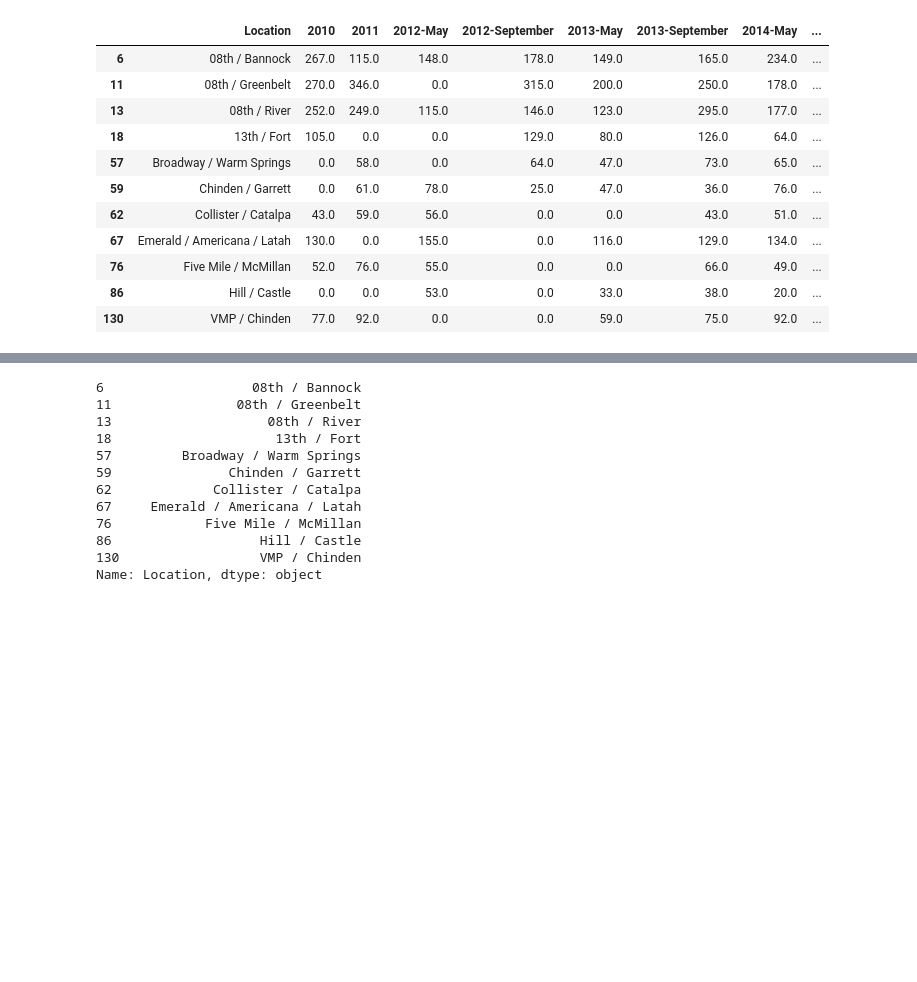
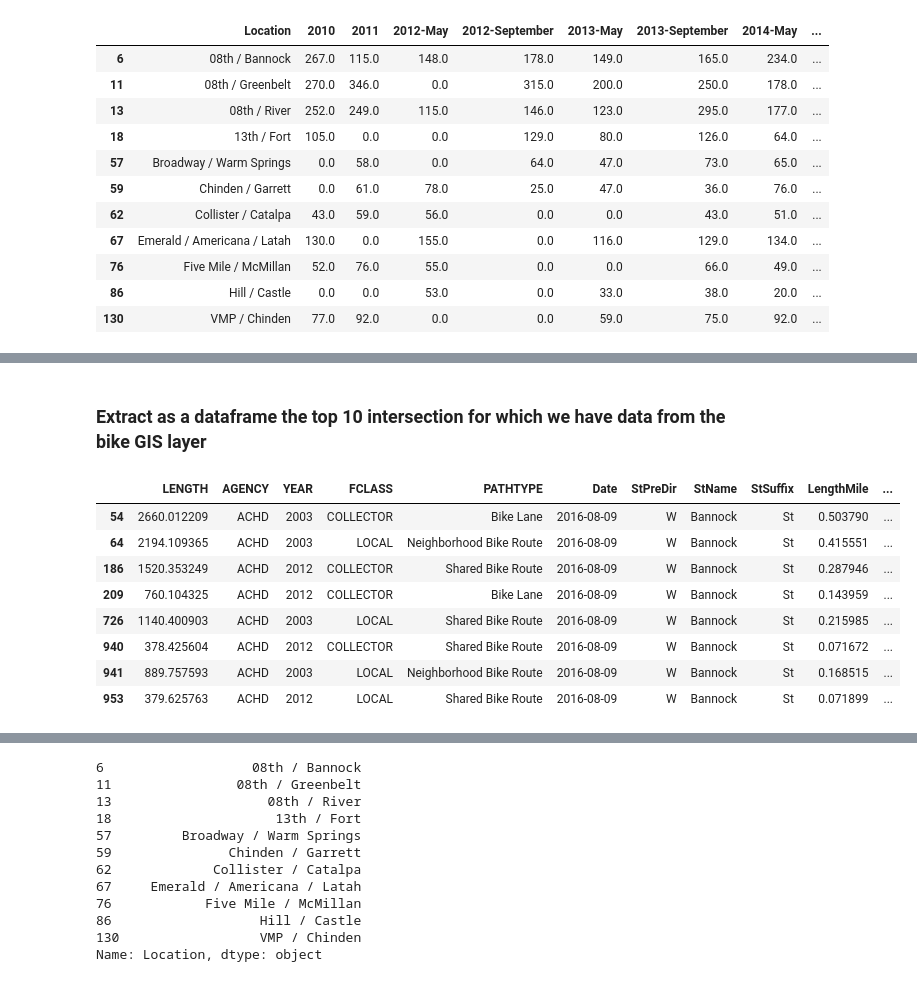
Before and after one commit to mikestefancic/TVCA, a Jupyter notebook: 04-tvca-infra.ipynb, the cells around one changed output, grey strips where cells are left out. Cells and saved outputs as stored; diff of their text form; code cells hidden in the pictures; blank space fills up the shorter version.

```diff
--- a/04-tvca-infra.ipynb
+++ b/04-tvca-infra.ipynb
@@ -48,3 +50,8 @@ bike_count_overall.head()
 | 2 | 05th / Idaho | 0.0 | 0.0 | 0.0 | 28.0 | 0.0 | 0.0 | 0.0 | ... |
 | 3 | 06th / O'Farrell | 0.0 | 0.0 | 0.0 | 62.0 | 0.0 | 0.0 | 0.0 | ... |
 | 4 | 06th / Union | 0.0 | 0.0 | 0.0 | 137.0 | 0.0 | 0.0 | 0.0 | ... |
+# %%
+# GIS player that contains bike lane information
+bike_dbf = Dbf5('orig-data/bike.dbf')
+bike_df = bike_dbf.to_dataframe()
+bike_df.head()
@@ -95 +112,16 @@ g.set_title('Bicycle counts over the years for intersections with the most data'
 [figure]
+# %% [markdown]
+### Extract as a dataframe the top 10 intersection for which we have data from the bike GIS layer
+# %%
+bannock = bike_df[bike_df['StName']=="Bannock"]
+bannock
+# %% [output]
+|  | LENGTH | AGENCY | YEAR | FCLASS | PATHTYPE | Date | StPreDir | StName | StSuffix | LengthMile | ... |
+| 54 | 2660.012209 | ACHD | 2003 | COLLECTOR | Bike Lane | 2016-08-09 | W | Bannock | St | 0.503790 | ... |
+| 64 | 2194.109365 | ACHD | 2003 | LOCAL | Neighborhood Bike Route | 2016-08-09 | W | Bannock | St | 0.415551 | ... |
+| 186 | 1520.353249 | ACHD | 2012 | COLLECTOR | Shared Bike Route | 2016-08-09 | W | Bannock | St | 0.287946 | ... |
+| 209 | 760.104325 | ACHD | 2012 | COLLECTOR | Bike Lane | 2016-08-09 | W | Bannock | St | 0.143959 | ... |
+| 726 | 1140.400903 | ACHD | 2003 | LOCAL | Shared Bike Route | 2016-08-09 | W | Bannock | St | 0.215985 | ... |
+| 940 | 378.425604 | ACHD | 2012 | COLLECTOR | Shared Bike Route | 2016-08-09 | W | Bannock | St | 0.071672 | ... |
+| 941 | 889.757593 | ACHD | 2003 | LOCAL | Neighborhood Bike Route | 2016-08-09 | W | Bannock | St | 0.168515 | ... |
+| 953 | 379.625763 | ACHD | 2012 | LOCAL | Shared Bike Route | 2016-08-09 | W | Bannock | St | 0.071899 | ... |
```
Also changed, not shown: parts of 22 cells of this notebook.
